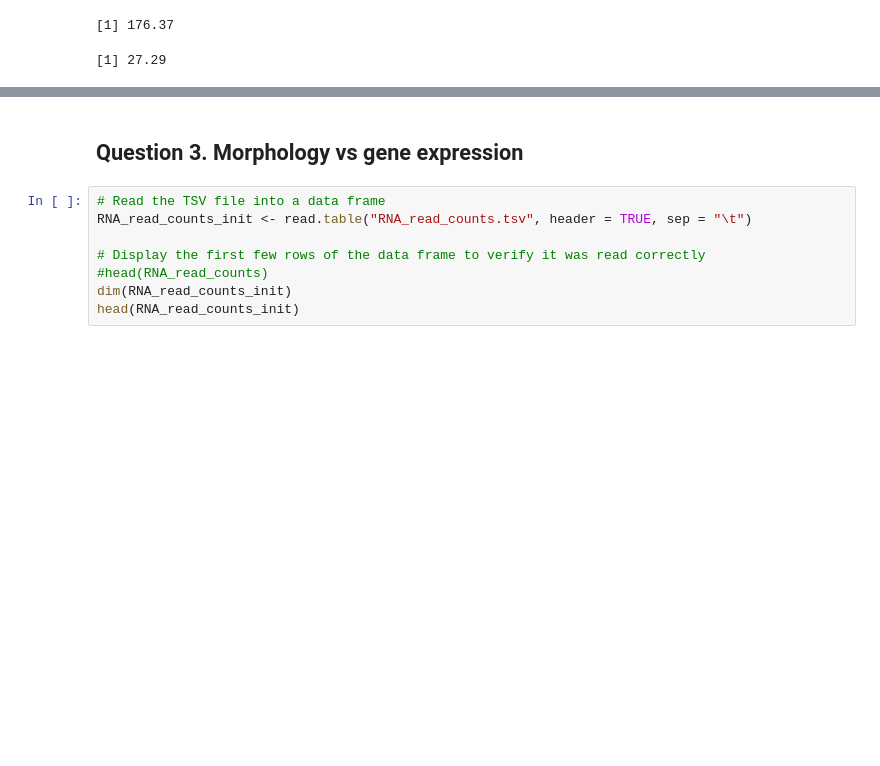
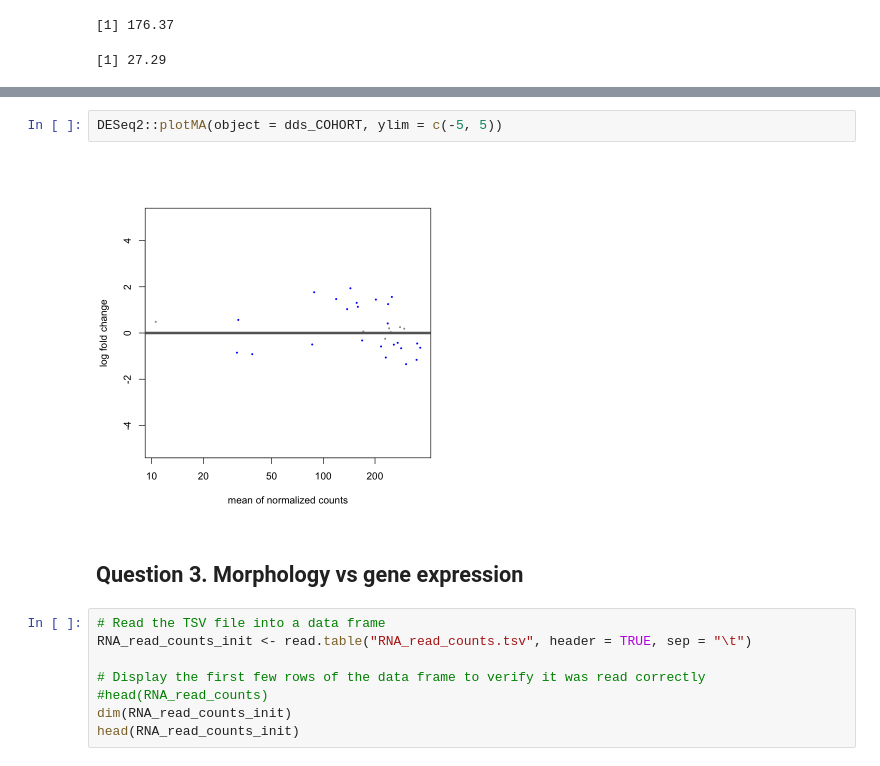
Before and after one commit to Abellanger123/GenomicProject, a Jupyter notebook: Functional Genomics Project.ipynb, the cells around one changed output, grey strips where cells are left out. Drawn from its saved outputs; the diff is of its cells as text; blank space fills up the shorter version.

```diff
--- a/Functional Genomics Project.ipynb
+++ b/Functional Genomics Project.ipynb
@@ -341,3 +293,7 @@ Mophological.cluster.G4_31  0.3073847 0.4471051
+# %%
+DESeq2::plotMA(object = dds_COHORT, ylim = c(-5, 5))
+# %% [output]
+[figure, added]
 # %% [markdown]
 ## Question 3. Morphology vs gene expression
 # %%
```
Also changed, not shown: parts of 21 cells of this notebook.
